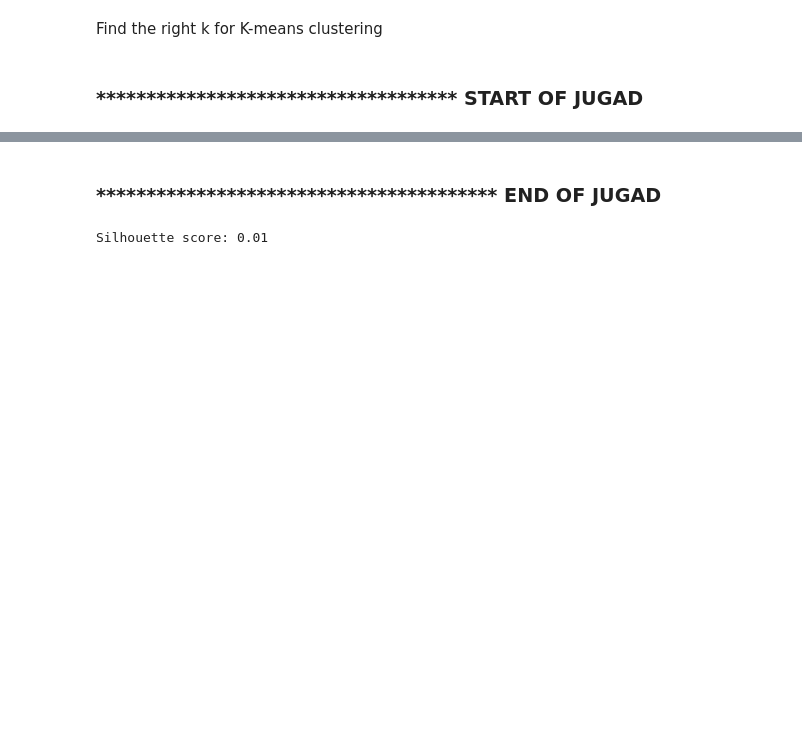
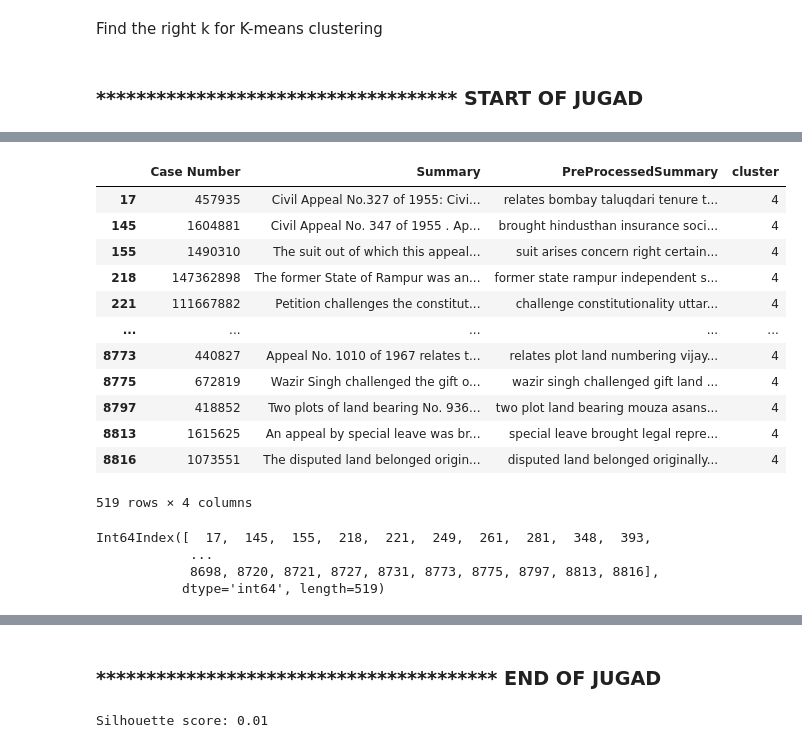
Before and after one commit to NarasimhanN/LawRecommandationSystem, a Jupyter notebook: Grouping Summeries.ipynb, the cells around one changed output, grey strips where cells are left out. Cells and saved outputs as stored; diff of their text form; code cells hidden in the pictures; blank space fills up the shorter version.

```diff
--- a/Grouping Summeries.ipynb
+++ b/Grouping Summeries.ipynb
@@ -190,0 +427,24 @@ preprocessed_summaries = preprocessed_summaries[:-1]
+# %%
+data[data['cluster']==4]
+# %% [output]
+|  | Case Number | Summary | PreProcessedSummary | cluster |
+| 17 | 457935 | Civil Appeal No.327 of 1955: Civi... | relates bombay taluqdari tenure t... | 4 |
+| 145 | 1604881 | Civil Appeal No. 347 of 1955 . Ap... | brought hindusthan insurance soci... | 4 |
+| 155 | 1490310 | The suit out of which this appeal... | suit arises concern right certain... | 4 |
+| 218 | 147362898 | The former State of Rampur was an... | former state rampur independent s... | 4 |
+| 221 | 111667882 | Petition challenges the constitut... | challenge constitutionality uttar... | 4 |
+| ... | ... | ... | ... | ... |
+| 8773 | 440827 | Appeal No. 1010 of 1967 relates t... | relates plot land numbering vijay... | 4 |
+| 8775 | 672819 | Wazir Singh challenged the gift o... | wazir singh challenged gift land ... | 4 |
+| 8797 | 418852 | Two plots of land bearing No. 936... | two plot land bearing mouza asans... | 4 |
+| 8813 | 1615625 | An appeal by special leave was br... | special leave brought legal repre... | 4 |
+| 8816 | 1073551 | The disputed land belonged origin... | disputed land belonged originally... | 4 |
+519 rows × 4 columns
+# %%
+ind = data[data['cluster']==4].index
+ind
+# %% [output]
+Int64Index([  17,  145,  155,  218,  221,  249,  261,  281,  348,  393,
+            ...
+            8698, 8720, 8721, 8727, 8731, 8773, 8775, 8797, 8813, 8816],
+           dtype='int64', length=519)
```
Also changed, not shown: parts of 33 cells of this notebook.
